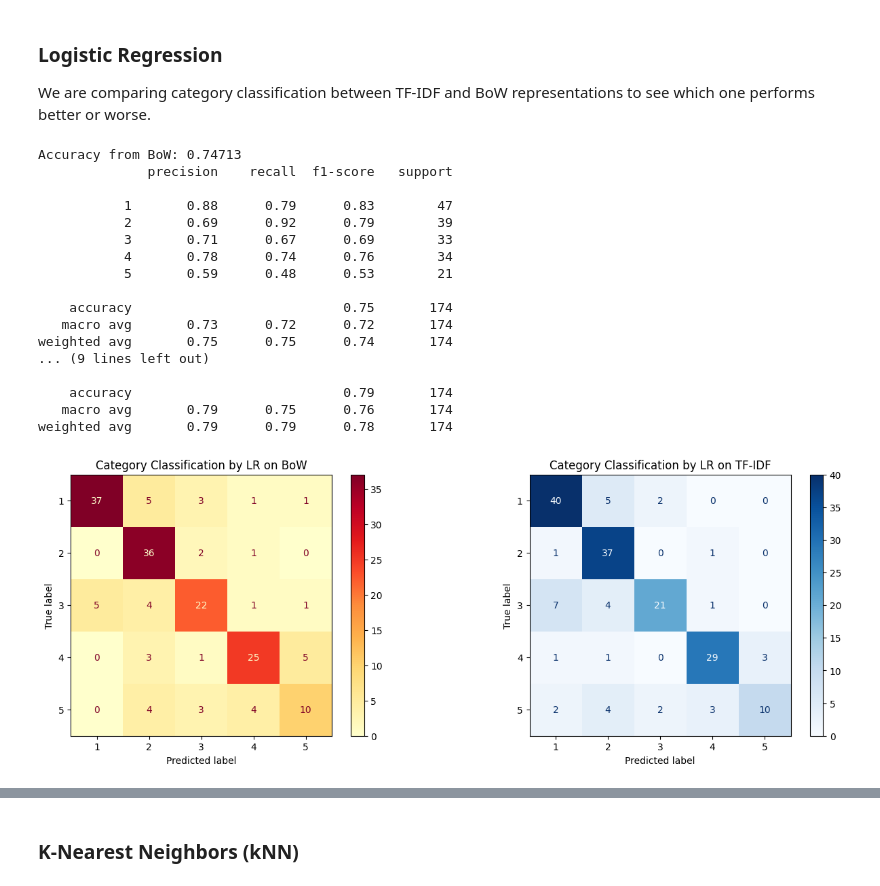
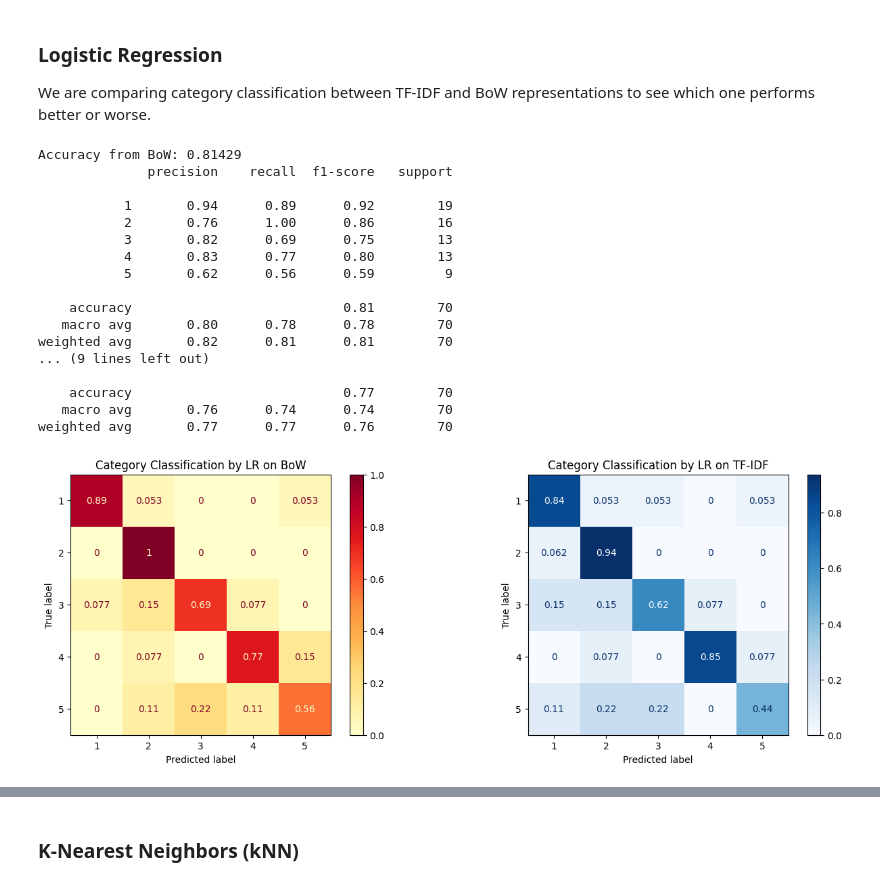
Before and after one commit to christiewong219/Team-5-CS105-Final-Project, a Jupyter notebook: Team5_CS105_Final_Project.ipynb, the cells around one changed output, grey strips where cells are left out. Saved outputs shown, nothing was run; the diff lists cells and outputs as text; code cells hidden in the pictures.

```diff
--- a/Team5_CS105_Final_Project.ipynb
+++ b/Team5_CS105_Final_Project.ipynb
@@ -161,70 +165,66 @@ similarity with binary feature presence representations. Include visualizations
 ### **Logistic Regression**
 We are comparing category classification between TF-IDF and BoW representations to see which one performs better or worse.
 # %%
-log_model = LogisticRegression(max_iter = 200, random_state = RANDOM_STATE)
+log_model_bow = LogisticRegression(max_iter = 200, random_state = RANDOM_STATE)
+log_model_tfidf = LogisticRegression(max_iter = 200, random_state = RANDOM_STATE)
+indices = np.arange(len(df))
 
-# LR on BoW
-X_trainbow, X_testbow, y_trainbow, y_testbow = train_test_split(
-    X_bow,
+# 90/10 training test split
+X_train_idx, X_test_idx, y_train, y_test = train_test_split(
+    indices,
     df["category_1"],
-    test_size = 0.25,
-    random_state = RANDOM_STATE,
-    stratify = df["category_1"]
+    test_size = 0.1,
+    random_state=RANDOM_STATE,
+    stratify=df["category_1"]
 )
 
-log_model.fit(X_trainbow, y_trainbow)
-y_pred_bow = log_model.predict(X_testbow)
-accuracy_bow = accuracy_score(y_testbow, y_pred_bow)
+X_train_bow, X_test_bow = X_bow[X_train_idx], X_bow[X_test_idx]
+X_train_tfidf, X_test_tfidf = X_tfidf[X_train_idx], X_tfidf[X_test_idx]
 
-# LR on Tf-IDF
-X_train_tfidf, X_test_tfidf, y_train_tfidf, y_test_tfidf = train_test_split(
-    X_tfidf,
-    df["category_1"],
-    test_size = 0.25,
-    random_state = RANDOM_STATE,
-    stratify = df["category_1"]
-)
+log_model_bow.fit(X_train_bow, y_train)
+y_pred_bow = log_model_bow.predict(X_test_bow)
+accuracy_bow = accuracy_score(y_test, y_pred_bow)
 
-log_model.fit(X_train_tfidf, y_train_tfidf)
-y_pred_tfidf = log_model.predict(X_test_tfidf)
-accuracy_tfidf = accuracy_score(y_test_tfidf, y_pred_tfidf)
+log_model_tfidf.fit(X_train_tfidf, y_train)
+y_pred_tfidf = log_model_tfidf.predict(X_test_tfidf)
+accuracy_tfidf = accuracy_score(y_test, y_pred_tfidf)
 
-# Accuracy
+# accuracy + performance
 print(f"Accuracy from BoW: {accuracy_bow:.5f}")
-print(classification_report(y_testbow, y_pred_bow, zero_division = 0))
+print(classification_report(y_test, y_pred_bow, zero_division = 0))
 print(f"Accuracy from TF-IDF: {accuracy_tfidf:.5f}")
-print(classification_report(y_test_tfidf, y_pred_tfidf, zero_division = 0))
+print(classification_report(y_test, y_pred_tfidf, zero_division = 0))
 
 # plotting confusion matrices
 fig, axes = plt.subplots(1, 2, figsize = (16, 5))
-cm_bow = confusion_matrix(y_testbow, y_pred_bow)
-cm_tfidf = confusion_matrix(y_test_tfidf, y_pred_tfidf)
+cm_bow = confusion_matrix(y_test, y_pred_bow, normalize = "true")
+cm_tfidf = confusion_matrix(y_test, y_pred_tfidf, normalize = "true")
 
 # fixing labels
 cat_labels = sorted(df["category_1"].unique())
 
 ConfusionMatrixDisplay(cm_bow, display_labels = cat_labels).plot(ax = axes[0], cmap = "YlOrRd")
 axes[0].set_title("Category Classification by LR on BoW")
 ConfusionMatrixDisplay(cm_tfidf, display_labels = cat_labels).plot(ax = axes[1], cmap = "Blues")
 axes[1].set_title("Category Classification by LR on TF-IDF")
 
 plt.show()
 # %% [output]
-Accuracy from BoW: 0.74713
+Accuracy from BoW: 0.81429
               precision    recall  f1-score   support
 
-           1       0.88      0.79      0.83        47
-           2       0.69      0.92      0.79        39
-           3       0.71      0.67      0.69        33
-           4       0.78      0.74      0.76        34
-           5       0.59      0.48      0.53        21
+           1       0.94      0.89      0.92        19
+           2       0.76      1.00      0.86        16
+           3       0.82      0.69      0.75        13
+           4       0.83      0.77      0.80        13
+           5       0.62      0.56      0.59         9
 
-    accuracy                           0.75       174
-   macro avg       0.73      0.72      0.72       174
-weighted avg       0.75      0.75      0.74       174
+    accuracy                           0.81        70
+   macro avg       0.80      0.78      0.78        70
+weighted avg       0.82      0.81      0.81        70
 ... (9 lines left out)
 
-    accuracy                           0.79       174
-   macro avg       0.79      0.75      0.76       174
-weighted avg       0.79      0.79      0.78       174
+    accuracy                           0.77        70
+   macro avg       0.76      0.74      0.74        70
+weighted avg       0.77      0.77      0.76        70
-[figure, old version]
+[figure, new version]
```
Also changed, not shown: parts of 10 cells of this notebook.
